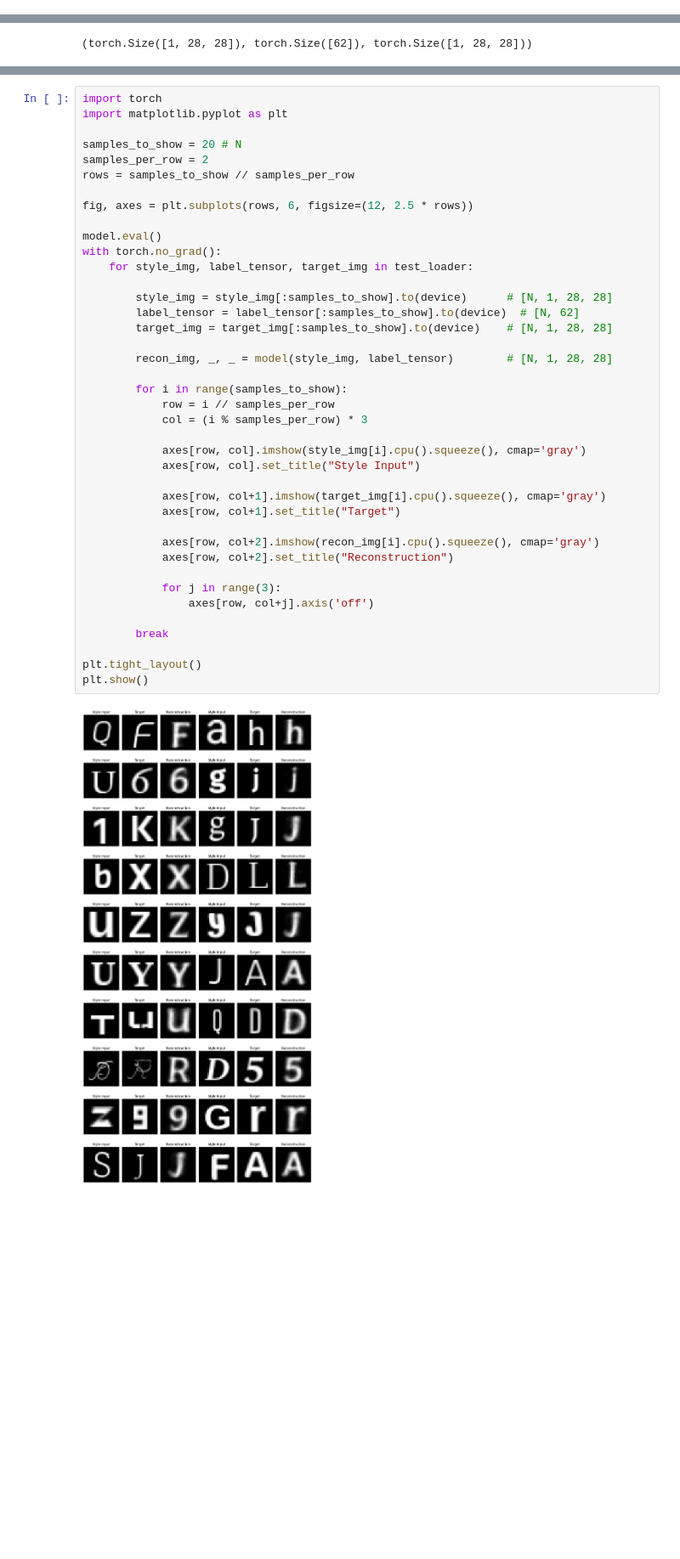
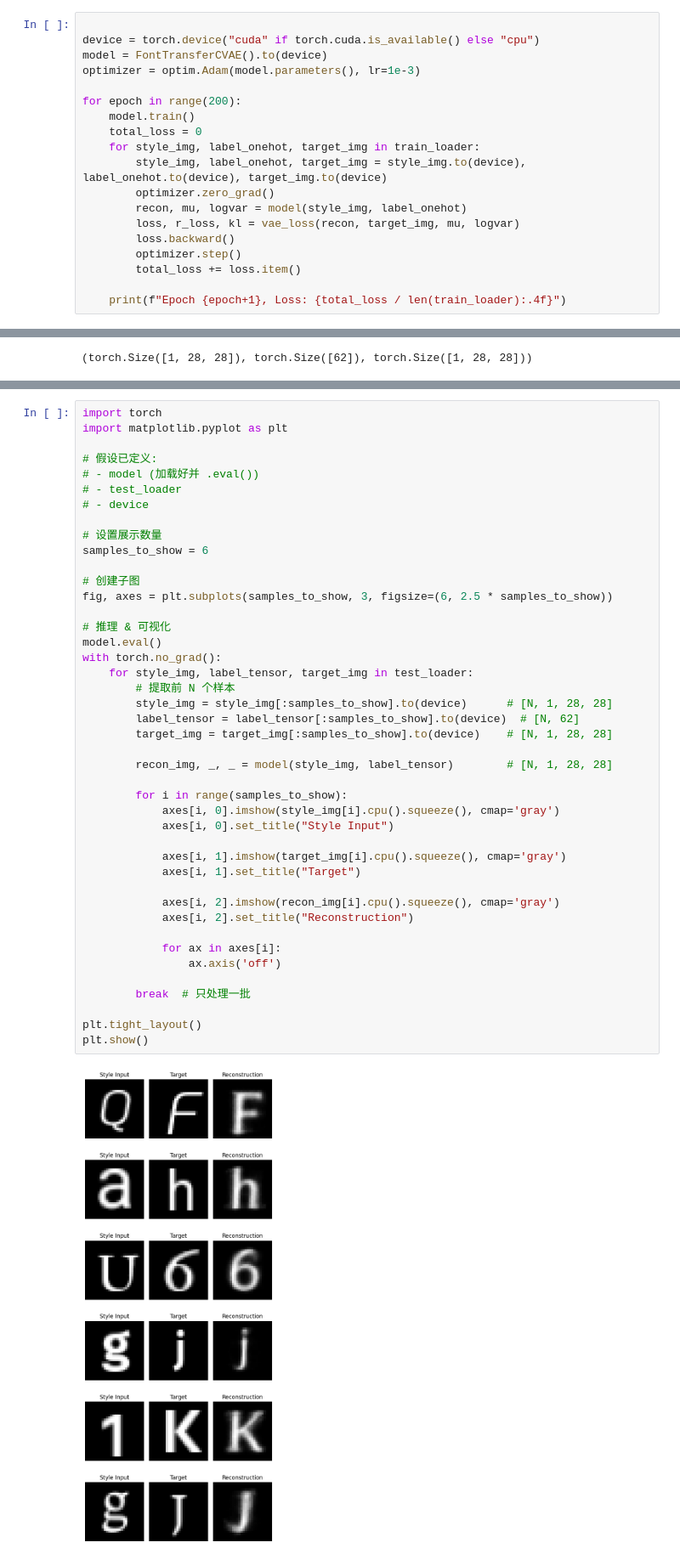
Before and after one commit to JackWang0318/ECE285-cvae, a Jupyter notebook: CVAE_pipeline.ipynb, the cells around one changed output, grey strips where cells are left out. Shown at 85% size. Saved outputs shown, nothing was run; the diff lists cells and outputs as text; blank space fills up the shorter version.

```diff
--- a/CVAE_pipeline.ipynb
+++ b/CVAE_pipeline.ipynb
@@ -165,0 +92,19 @@ plt.show()
+# %%
+
+device = torch.device("cuda" if torch.cuda.is_available() else "cpu")
+model = FontTransferCVAE().to(device)
+optimizer = optim.Adam(model.parameters(), lr=1e-3)
+
+for epoch in range(200):
+    model.train()
+    total_loss = 0
+    for style_img, label_onehot, target_img in train_loader:
+        style_img, label_onehot, target_img = style_img.to(device), label_onehot.to(device), target_img.to(device)
+        optimizer.zero_grad()
+        recon, mu, logvar = model(style_img, label_onehot)
+        loss, r_loss, kl = vae_loss(recon, target_img, mu, logvar)
+        loss.backward()
+        optimizer.step()
+        total_loss += loss.item()
+
+    print(f"Epoch {epoch+1}, Loss: {total_loss / len(train_loader):.4f}")
@@ -231,42 +197,45 @@ def label_to_onehot(label, label_space=label_space):
 # %%
 import torch
 import matplotlib.pyplot as plt
 
-samples_to_show = 20 # N
-samples_per_row = 2
-rows = samples_to_show // samples_per_row
+# 假设已定义:
+# - model (加载好并 .eval())
+# - test_loader
+# - device
 
-fig, axes = plt.subplots(rows, 6, figsize=(12, 2.5 * rows))
+# 设置展示数量
+samples_to_show = 6
 
+# 创建子图
+fig, axes = plt.subplots(samples_to_show, 3, figsize=(6, 2.5 * samples_to_show))
+
+# 推理 & 可视化
 model.eval()
 with torch.no_grad():
     for style_img, label_tensor, target_img in test_loader:
-
+        # 提取前 N 个样本
         style_img = style_img[:samples_to_show].to(device)      # [N, 1, 28, 28]
         label_tensor = label_tensor[:samples_to_show].to(device)  # [N, 62]
         target_img = target_img[:samples_to_show].to(device)    # [N, 1, 28, 28]
 
         recon_img, _, _ = model(style_img, label_tensor)        # [N, 1, 28, 28]
 
         for i in range(samples_to_show):
-            row = i // samples_per_row
-            col = (i % samples_per_row) * 3
+            axes[i, 0].imshow(style_img[i].cpu().squeeze(), cmap='gray')
+            axes[i, 0].set_title("Style Input")
 
-            axes[row, col].imshow(style_img[i].cpu().squeeze(), cmap='gray')
-            axes[row, col].set_title("Style Input")
+            axes[i, 1].imshow(target_img[i].cpu().squeeze(), cmap='gray')
+            axes[i, 1].set_title("Target")
 
-            axes[row, col+1].imshow(target_img[i].cpu().squeeze(), cmap='gray')
-            axes[row, col+1].set_title("Target")
+            axes[i, 2].imshow(recon_img[i].cpu().squeeze(), cmap='gray')
+            axes[i, 2].set_title("Reconstruction")
 
-            axes[row, col+2].imshow(recon_img[i].cpu().squeeze(), cmap='gray')
-            axes[row, col+2].set_title("Reconstruction")
+            for ax in axes[i]:
+                ax.axis('off')
 
-            for j in range(3):
-                axes[row, col+j].axis('off')
-
-        break
+        break  # 只处理一批
 
 plt.tight_layout()
 plt.show()
 # %% [output]
-[figure, old version]
+[figure, new version]
```
Also changed, not shown: parts of 19 cells of this notebook.
